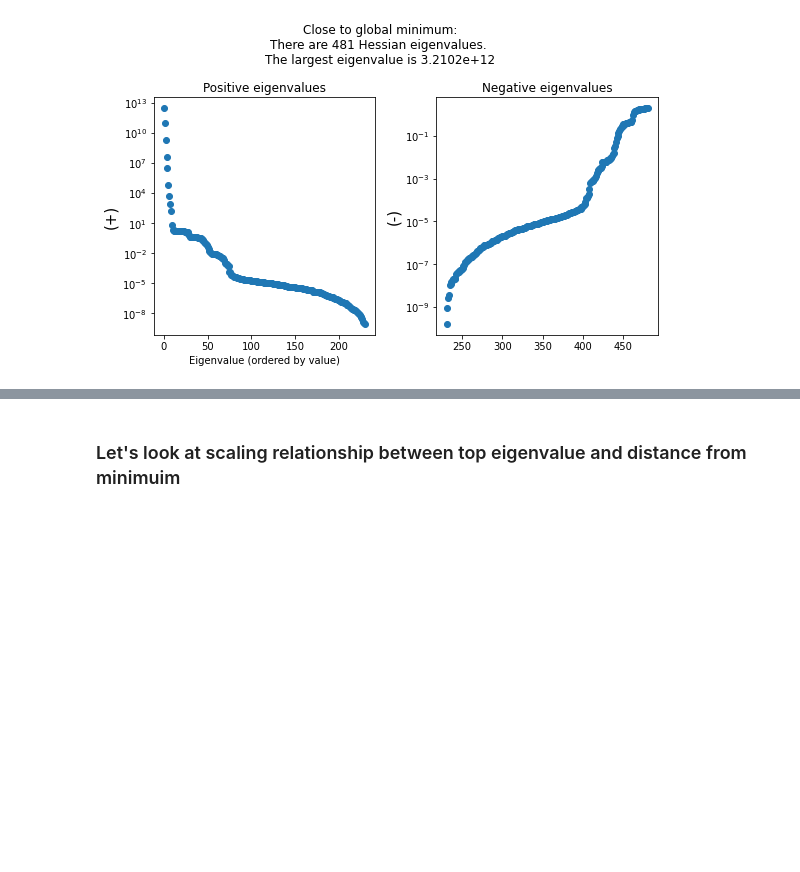
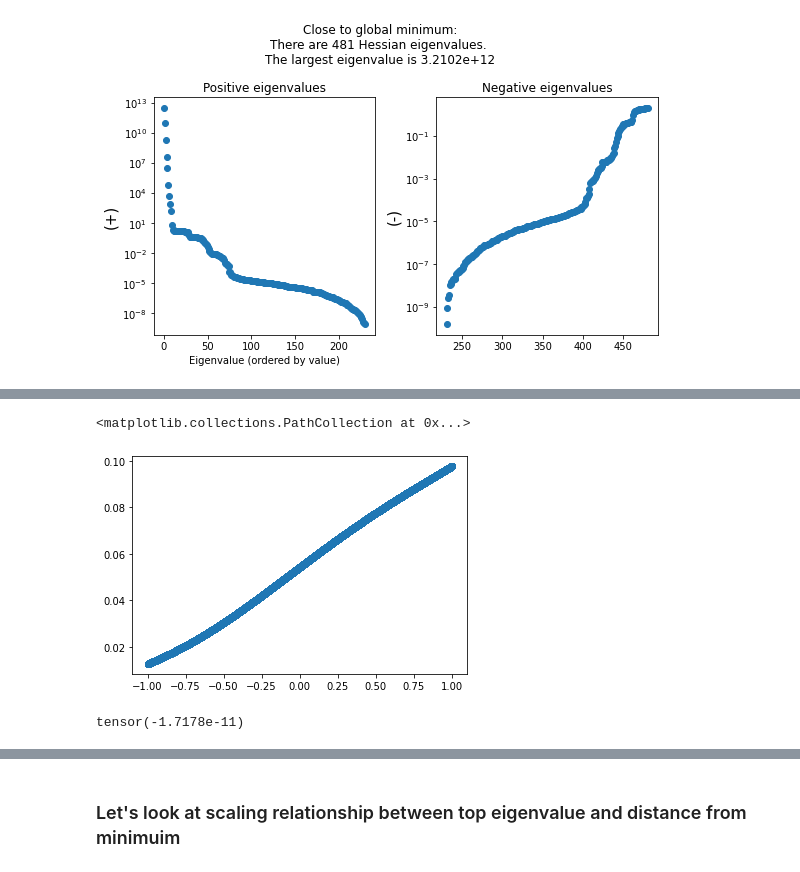
Before and after one commit to ejmichaud/precision-ml, a Jupyter notebook: notebooks/misc/eigenvalue-spectrum.ipynb, the cells around one changed output, grey strips where cells are left out. Cells and saved outputs as stored; diff of their text form; code cells hidden in the pictures; blank space fills up the shorter version.

```diff
--- a/notebooks/misc/eigenvalue-spectrum.ipynb
+++ b/notebooks/misc/eigenvalue-spectrum.ipynb
@@ -547,3 +547,8 @@ plt.suptitle("Close to global minimum:\nThere are {0:d} Hessian eigenvalues. \nT
 plt.tight_layout()
 # %% [output]
 [figure]
+# %%
+x_i = np.random.uniform(low=-1, high=1, size=(100000, 1))
+x_i = torch.from_numpy(x_i).to(device)
+with torch.no_grad():
+    y_i = teacher(x_i)
@@ -549,0 +583,9 @@ plt.tight_layout()
+# %%
+plt.scatter(x_i.cpu(), y_i.cpu())
+# %% [output]
+<matplotlib.collections.PathCollection at 0x...>
+[figure, added]
+# %%
+vals[200]
+# %% [output]
+tensor(-1.7178e-11)
```
Also changed, not shown: parts of 4 cells of this notebook, 2 other files.
